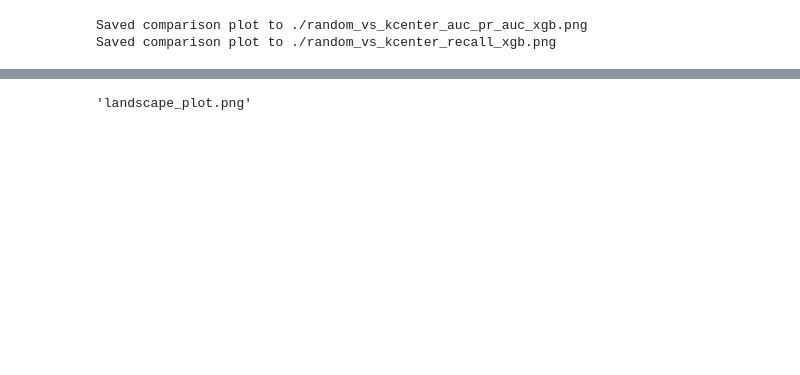
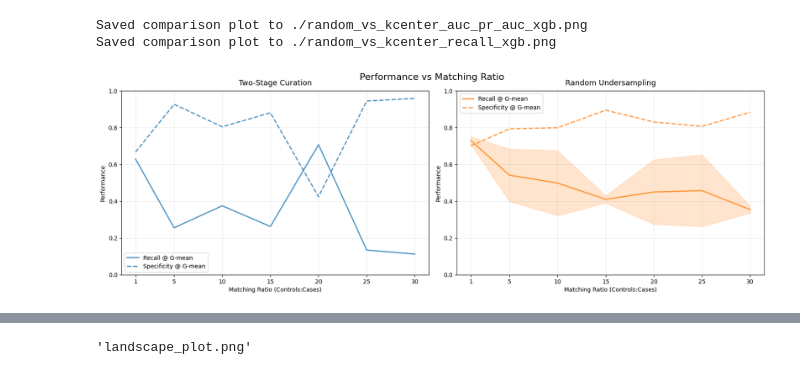
Before and after one commit to cat2510/optimization_guided_curation_ICML, a Jupyter notebook: msk_analysis/plot_recall.ipynb, the cells around one changed output, grey strips where cells are left out. Drawn from its saved outputs; the diff is of its cells as text; code cells hidden in the pictures; blank space fills up the shorter version.

```diff
--- a/msk_analysis/plot_recall.ipynb
+++ b/msk_analysis/plot_recall.ipynb
@@ -64,3 +64,64 @@ print(f"Saved comparison plot to {comp_plot_path}")
 # %% [output]
 Saved comparison plot to ./random_vs_kcenter_auc_pr_auc_xgb.png
 Saved comparison plot to ./random_vs_kcenter_recall_xgb.png
+# %%
+import pandas as pd
+import numpy as np
+import matplotlib.pyplot as plt
+
+df_exp = pd.read_csv("oct_matching_ratio_results_from_existing/oct_ratio_sweep_from_existing_undersamples.csv")
+df_exp2 = pd.read_csv("oct_matching_ratio_results_from_existing/random_ratio_oct_results.csv")
+
+def agg(df, group_cols):
+    agg_cols = ["auc", "pr_auc", "mcc", "recall_at_gmean", "specificity_at_gmean","recall_at_specificity_0.6","achieved_specificity_0.6"]
+    out = (df.groupby(group_cols)[agg_cols]
+           .agg(["mean", "std", "count"])
+           .reset_index())
+    # flatten
+    out.columns = ["_".join([c for c in col if c]) for col in out.columns.values]
+    return out
+
+# Aggregate by ratio only (across seeds)
+exp_agg = agg(df_exp, ["matching_ratio"])
+exp_agg2 = agg(df_exp2, ["matching_ratio"])
+
+def make_panel(ax, df, title, recall_metric, specificity_metric, color):
+    x = df["matching_ratio"].values  # ratio values
+    y_recall = df[f"{recall_metric}_mean"].values
+    y_spec = df[f"{specificity_metric}_mean"].values
+
+    # Plot recall and specificity vs ratio
+    ax.plot(x, y_recall,  label='Recall @ G-mean',
+            color=color, linewidth=2, markersize=8, alpha=0.8)
+    ax.plot(x, y_spec, label='Specificity @ G-mean',
+            color=color, linewidth=2, markersize=8, alpha=0.8, linestyle='--')
+
+    # Add error bars if desired
+    ax.fill_between(x,
+                     y_recall - df[f"{recall_metric}_std"].values,
+                     y_recall + df[f"{recall_metric}_std"].values,
+                     alpha=0.2, color=color)
+
+    ax.set_title(title, fontsize=13, pad=10)
+    ax.set_xlabel("Matching Ratio (Controls:Cases)")
+    ax.set_ylabel("Performance")
+    ax.grid(True, alpha=0.25)
+    ax.legend()
+
+    return ax
+
+fig, axes = plt.subplots(1, 2, figsize=(16, 5.2), constrained_layout=True)
+
+#make_panel(axes[0], exp_agg, "Two-Stage Curation", 'recall_at_specificity_0.6', 'achieved_specificity_0.6', 'tab:blue')
+#make_panel(axes[1], exp_agg2, "Random Undersampling", 'recall_at_specificity_0.6', 'achieved_specificity_0.6', 'tab:orange')
+make_panel(axes[0], exp_agg, "Two-Stage Curation", 'recall_at_gmean', 'specificity_at_gmean', 'tab:blue')
+make_panel(axes[1], exp_agg2, "Random Undersampling", 'recall_at_gmean', 'specificity_at_gmean', 'tab:orange')
+# Harmonize y-axis
+for ax in axes:
+    ax.set_ylim(0, 1)
+    ax.set_xticks([1, 5, 10, 15, 20, 25, 30])
+
+fig.suptitle("Performance vs Matching Ratio", fontsize=16, y=1.02)
+plt.show()
+# %% [output]
+[figure, added]
```
Also changed, not shown: parts of 3 cells of this notebook, 3 other files.
